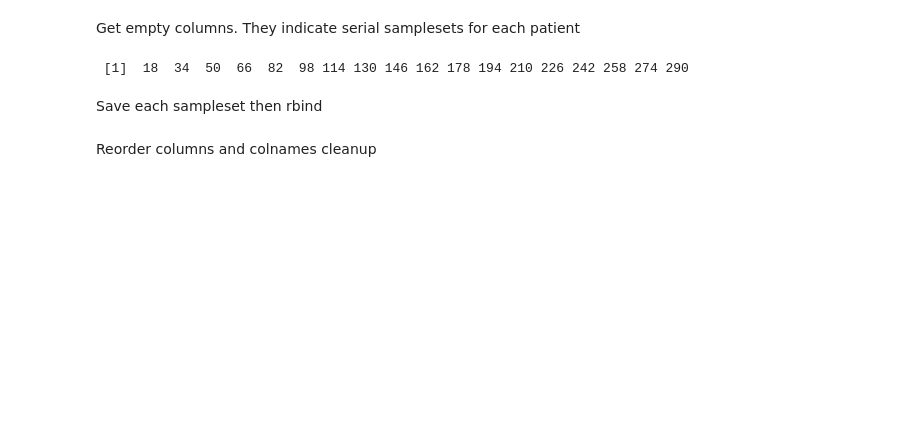
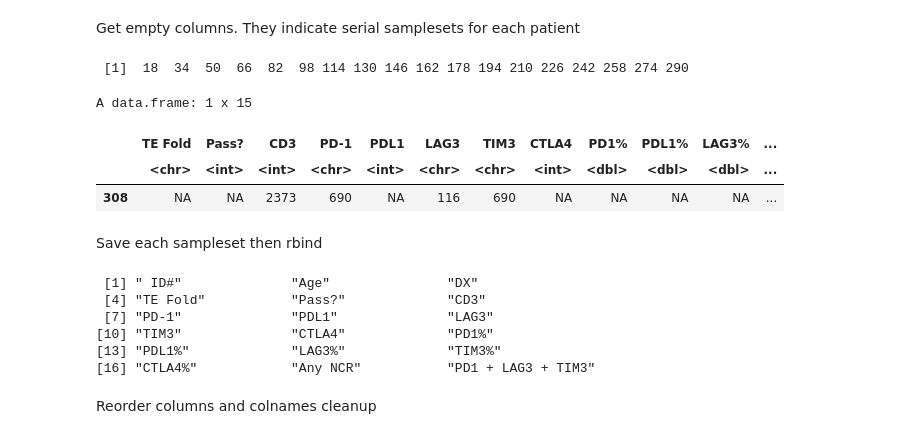
Before and after one commit to pughlab/ped_CapTCRseq, a Jupyter notebook: notebooks/01_metadata_flow.ipynb, the cells around one changed output. Saved outputs shown, nothing was run; the diff lists cells and outputs as text; code cells hidden in the pictures; blank space fills up the shorter version.

```diff
--- a/notebooks/01_metadata_flow.ipynb
+++ b/notebooks/01_metadata_flow.ipynb
@@ -149,6 +162,13 @@ subsets <- grep("^$", colnames(NCRssubset))
 subsets
 # %% [output]
  [1]  18  34  50  66  82  98 114 130 146 162 178 194 210 226 242 258 274 290
+# %%
+NCRssubset[ NCRssubset$` ID#` == "407",19:33]
+# %% [output]
+A data.frame: 1 x 15
+|  | TE Fold | Pass? | CD3 | PD-1 | PDL1 | LAG3 | TIM3 | CTLA4 | PD1% | PDL1% | LAG3% | ... |
+|  | <chr> | <int> | <int> | <chr> | <int> | <chr> | <chr> | <int> | <dbl> | <dbl> | <dbl> | ... |
+| 308 | NA | NA | 2373 | 690 | NA | 116 | 690 | NA | NA | NA | NA | ... |
 # %% [markdown]
 Save each sampleset then rbind
 # %%
@@ -157,6 +177,15 @@ NCRssubset2 <- NCRssubset[,c(1:3,19:33)]
 NCRssubset3 <- NCRssubset[,c(1:3,35:49)]
 NCRssubset4 <- NCRssubset[,c(1:3,51:65)]
 NCRssubset5 <- NCRssubset[,c(1:3,67:81)]
+# %%
+colnames(NCRssubset2)
+# %% [output]
+ [1] " ID#"              "Age"               "DX"
+ [4] "TE Fold"           "Pass?"             "CD3"
+ [7] "PD-1"              "PDL1"              "LAG3"
+[10] "TIM3"              "CTLA4"             "PD1%"
+[13] "PDL1%"             "LAG3%"             "TIM3%"
+[16] "CTLA4%"            "Any NCR"           "PD1 + LAG3 + TIM3"
 # %%
 NCRssubset1$`Pass?` <- NA
 # %%
```
Also changed, not shown: parts of 27 cells of this notebook, 2 other files.
